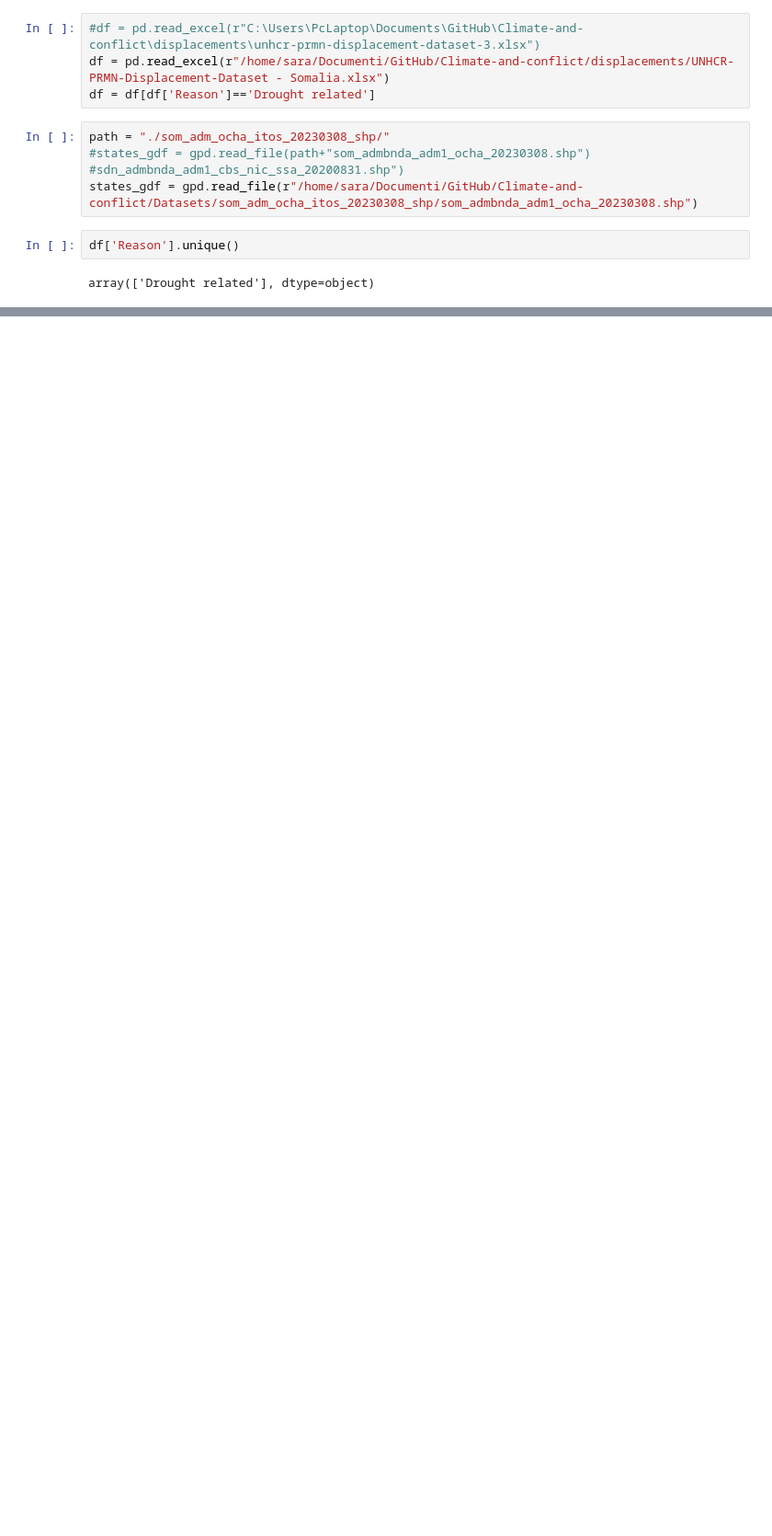
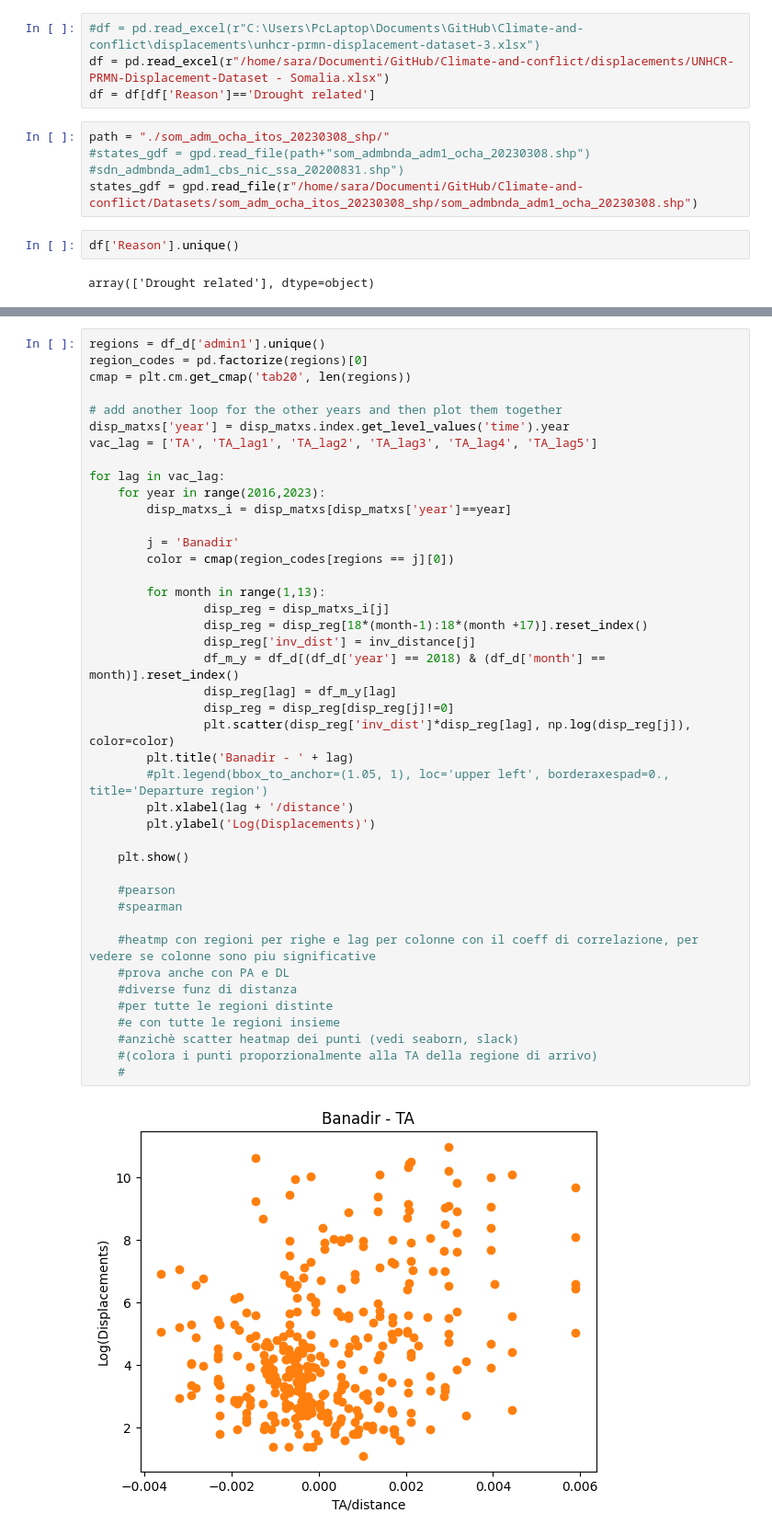
Before and after one commit to saraghivarello/Climate-and-conflict, a Jupyter notebook: Displacements.ipynb, the cells around one changed output, grey strips where cells are left out. Shown: that part at 92% size. Saved outputs shown, nothing was run; the diff lists cells and outputs as text; blank space fills up the shorter version.

```diff
--- a/Displacements.ipynb
+++ b/Displacements.ipynb
@@ -81,0 +103,44 @@ disp_matxs
+# %%
+regions = df_d['admin1'].unique()
+region_codes = pd.factorize(regions)[0]
+cmap = plt.cm.get_cmap('tab20', len(regions))
+
+# add another loop for the other years and then plot them together
+disp_matxs['year'] = disp_matxs.index.get_level_values('time').year
+vac_lag = ['TA', 'TA_lag1', 'TA_lag2', 'TA_lag3', 'TA_lag4', 'TA_lag5']
+
+for lag in vac_lag:
+    for year in range(2016,2023):
+        disp_matxs_i = disp_matxs[disp_matxs['year']==year]
+
+        j = 'Banadir'
+        color = cmap(region_codes[regions == j][0])
+
+        for month in range(1,13):
+                disp_reg = disp_matxs_i[j]
+                disp_reg = disp_reg[18*(month-1):18*(month +17)].reset_index()
+                disp_reg['inv_dist'] = inv_distance[j]
+                df_m_y = df_d[(df_d['year'] == 2018) & (df_d['month'] == month)].reset_index()
+                disp_reg[lag] = df_m_y[lag]
+                disp_reg = disp_reg[disp_reg[j]!=0]
+                plt.scatter(disp_reg['inv_dist']*disp_reg[lag], np.log(disp_reg[j]), color=color)
+        plt.title('Banadir - ' + lag)
+        #plt.legend(bbox_to_anchor=(1.05, 1), loc='upper left', borderaxespad=0., title='Departure region')
+        plt.xlabel(lag + '/distance')
+        plt.ylabel('Log(Displacements)')
+
+    plt.show()
+
+    #pearson
+    #spearman
+
+    #heatmp con regioni per righe e lag per colonne con il coeff di correlazione, per vedere se colonne sono piu significative
+    #prova anche con PA e DL
+    #diverse funz di distanza
+    #per tutte le regioni distinte
+    #e con tutte le regioni insieme
+    #anzichè scatter heatmap dei punti (vedi seaborn, slack)
+    #(colora i punti proporzionalmente alla TA della regione di arrivo)
+    #
+# %% [output]
+[figure, added]
```
Also changed, not shown: parts of 16 cells of this notebook, 15 other files.
